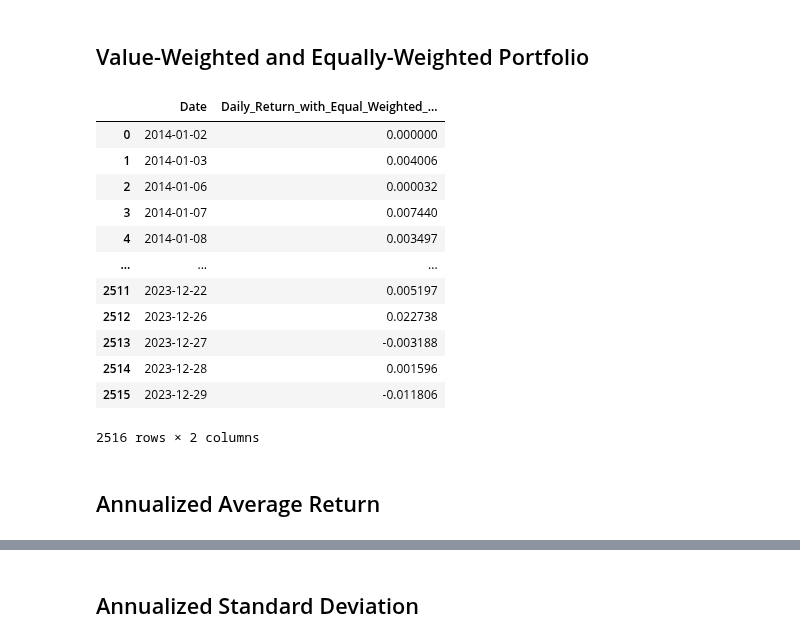
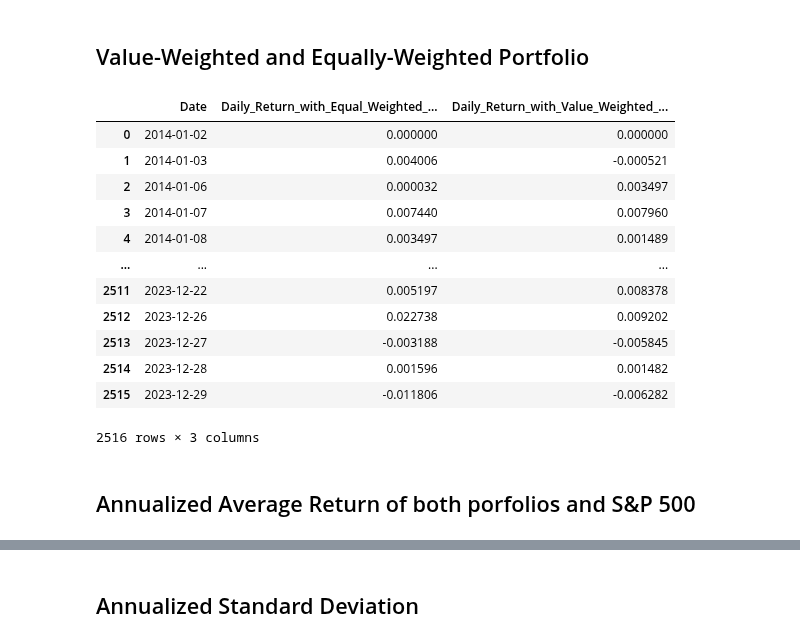
Before and after one commit to williankal/quant_fin, a Jupyter notebook: project1/part-A.ipynb, the cells around one changed output, grey strips where cells are left out. Drawn from its saved outputs; the diff is of its cells as text; code cells hidden in the pictures.

```diff
--- a/project1/part-A.ipynb
+++ b/project1/part-A.ipynb
@@ -90,31 +85,63 @@ for i in range(len(dfs_by_month_year)-1):
+# %%
+def value_weight_daily_returns(df):
+    """
+        This function receives a time series with the daily return of n stocks. At the end it will return a times series with same length
+        with the daily returns of a value weighted portfolio. The portfolio is rebalanced with the cumulative value at the end of every month
+    """
+    # This is the value that we start with (100%)
+    cumulative_value = 1
+    VWP_Returns = []
+    # Group by year and month
+    grouped = df.groupby([df['Date'].dt.year, df['Date'].dt.month])
+
+    # This is a list of dataframes grouped by the month and year of the Date column
+    dfs_by_month_year = [group.reset_index(drop=True) for _, group in grouped]
+
+    for i in range(len(dfs_by_month_year)):
+        # Get the value weight for all the stocks at the first day of the month
+        df_specific_month_year = dfs_by_month_year[i]
+        first_day = df_specific_month_year["Date"].min()
+        total_MKT_CAP_first_day = df_specific_month_year[df_specific_month_year["Date"]==first_day]["CUR_MKT_CAP"].sum()
+        value_weight_and_stock = df_specific_month_year.loc[df_specific_month_year["Date"]==first_day,["CUR_MKT_CAP","Ticker"]]
+        value_weight_and_stock["Value_Weight"] =  value_weight_and_stock["CUR_MKT_CAP"] / total_MKT_CAP_first_day
+        df_specific_month_year = pd.merge(df_specific_month_year, value_weight_and_stock, on='Ticker')
+        # print(len(df_specific_month_year))
+        df_specific_month_year["Value_Weight"] = cumulative_value*df_specific_month_year["Value_Weight"] # Rebalanced with the capital in the last day of previous month
+        df_specific_month_year["Value_Weight*Daily_Return"] = df_specific_month_year["Value_Weight"]*df_specific_month_year["Daily_Return"]
+        VWP_daily_returns = df_specific_month_year.groupby("Date")["Value_Weight*Daily_Return"].sum().rename("VWP_daily_return")
+
+        for VWP_daily_return in VWP_daily_returns:
+            cumulative_value*=(1+VWP_daily_return)
+
+        VWP_Returns.append(VWP_daily_returns)
+
+    return pd.concat(VWP_Returns)
 # %%
 # Connecting all the dataframes
-new_df = pd.concat(dfs_by_month_year)
-new_df["Equal_Weight*Daily_Return"] = new_df["Equal_Weight"]*new_df["Daily_Return"]
 
-equal_weighted_return = new_df.groupby("Date")["Equal_Weight*Daily_Return"].sum()
-
+# This dataframe contains the daily return of both portfolios
 portfolios = pd.DataFrame({
-    "Daily_Return_with_Equal_Weighted_Portfolio": equal_weighted_return
+    "Daily_Return_with_Equal_Weighted_Portfolio": equal_weight_daily_returns(df),
+    "Daily_Return_with_Value_Weighted_Portfolio": value_weight_daily_returns(df)
 })
 
 portfolios.reset_index(inplace=True)
 portfolios
 # %% [output]
-|  | Date | Daily_Return_with_Equal_Weighted_... |
-| 0 | 2014-01-02 | 0.000000 |
-| 1 | 2014-01-03 | 0.004006 |
-| 2 | 2014-01-06 | 0.000032 |
-| 3 | 2014-01-07 | 0.007440 |
-| 4 | 2014-01-08 | 0.003497 |
-| ... | ... | ... |
-| 2511 | 2023-12-22 | 0.005197 |
-| 2512 | 2023-12-26 | 0.022738 |
-| 2513 | 2023-12-27 | -0.003188 |
-| 2514 | 2023-12-28 | 0.001596 |
-| 2515 | 2023-12-29 | -0.011806 |
+|  | Date | Daily_Return_with_Equal_Weighted_... | Daily_Return_with_Value_Weighted_... |
+| 0 | 2014-01-02 | 0.000000 | 0.000000 |
+| 1 | 2014-01-03 | 0.004006 | -0.000521 |
+| 2 | 2014-01-06 | 0.000032 | 0.003497 |
+| 3 | 2014-01-07 | 0.007440 | 0.007960 |
+| 4 | 2014-01-08 | 0.003497 | 0.001489 |
+| ... | ... | ... | ... |
+| 2511 | 2023-12-22 | 0.005197 | 0.008378 |
+| 2512 | 2023-12-26 | 0.022738 | 0.009202 |
+| 2513 | 2023-12-27 | -0.003188 | -0.005845 |
+| 2514 | 2023-12-28 | 0.001596 | 0.001482 |
+| 2515 | 2023-12-29 | -0.011806 | -0.006282 |
-2516 rows × 2 columns
+2516 rows × 3 columns
 # %% [markdown]
-## Annualized Average Return
+## Annualized Average Return of both porfolios and S&P 500
 # %%
 # Compute annualized average return
```
Also changed, not shown: parts of 12 cells of this notebook.
